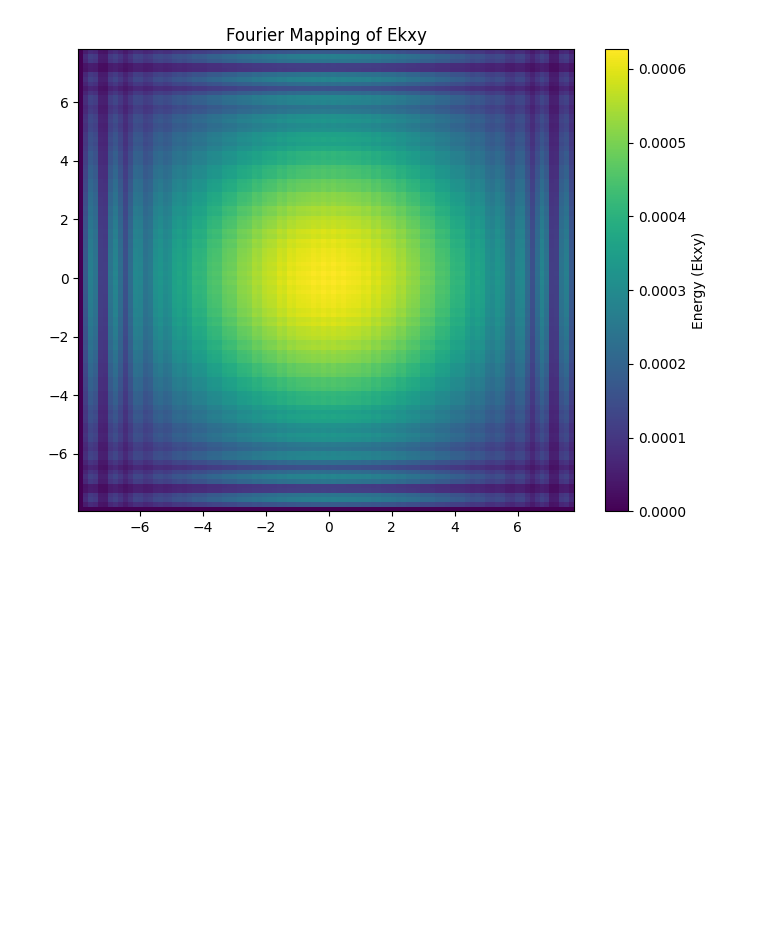
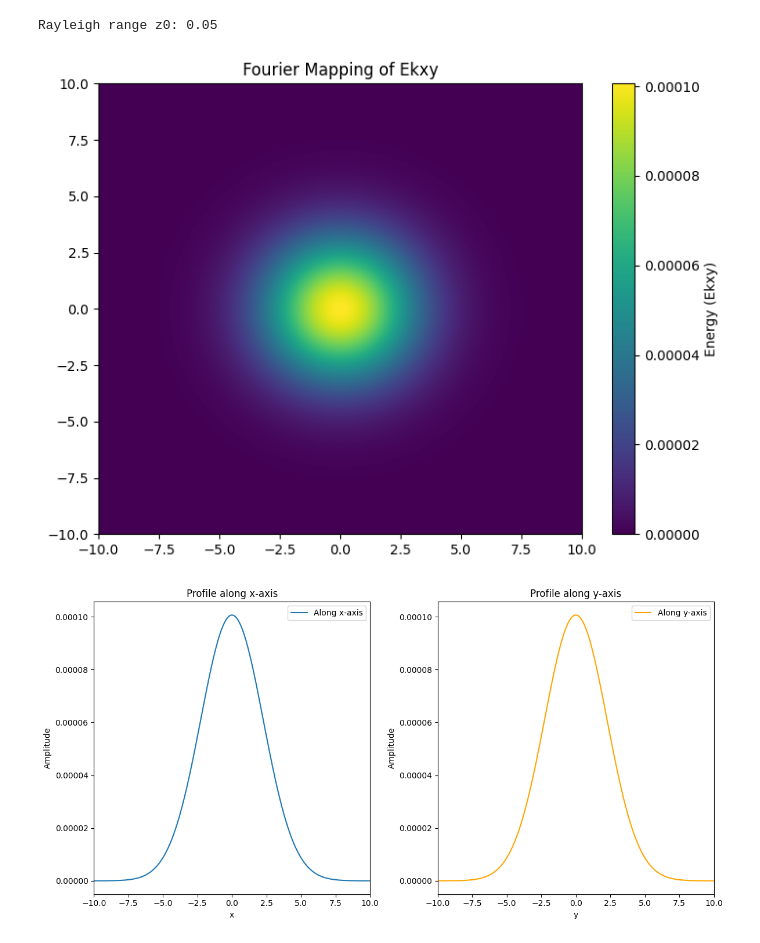
Before and after one commit to CrazyAncestor/PhD-Research, a Jupyter notebook: CH3_Laser.ipynb, the cells around one changed output. Cells and saved outputs as stored; diff of their text form; code cells hidden in the pictures; blank space fills up the shorter version.

```diff
--- a/CH3_Laser.ipynb
+++ b/CH3_Laser.ipynb
@@ -2,18 +2,9 @@
 import numpy as np
 import matplotlib.pyplot as plt
 
-N = 100 # Spatial Resolution
-kx = np.linspace(-np.pi, np.pi, N)
-ky = np.linspace(-np.pi, np.pi, N)
 
-# Example parameters for the beam waist and energy function
-w0 = 1  # Example beam waist
-Ekxy = w0**2 /4/np.pi * np.exp(-w0**2/4. * (kx[:, None]**2 + ky[None, :]**2))  # Example energy function
-k = 0.1  # Example wave number
-z = 2  # Example propagation distance
-z0 =  k*w0**2/2 # Rayleigh range
 
-def Fourier_Mapping(Ekxy, kx, ky, k, z):
+def Fourier_Mapping(Ekxy, kx, ky, k, z, xlim=None, ylim=None):
     # Create 2D grids
     KX, KY = np.meshgrid(kx, ky)
 
@@ -29,9 +20,59 @@ def Fourier_Mapping(Ekxy, kx, ky, k, z):
     # Now KX and KY are 2D arrays representing the grid
     plt.figure(figsize=(8, 6))
     plt.pcolormesh(X, Y, np.abs(Exyz), shading='auto', cmap='viridis')
+    plt.xlim(xlim if xlim is not None else (x.min(), x.max()))
+    plt.ylim(ylim if ylim is not None else (y.min(), y.max()))
     plt.colorbar(label='Energy (Ekxy)')
     plt.title('Fourier Mapping of Ekxy')
+    return X, Y, Exyz
 
-Fourier_Mapping(Ekxy, kx, ky, k, z)
+def plot_along_x_or_y_axis(X, Y, Exy, xlim=None, ylim=None):
+    mid_idx = Exy.shape[0] // 2
+    # Plot along x-axis
+    plt.figure(figsize=(12, 6))
+
+    plt.subplot(1, 2, 1)
+    plt.plot(X[0, :], np.abs(Exy[mid_idx, :]), label='Along x-axis')
+    if xlim is not None:
+        plt.xlim(xlim)
+    plt.title('Profile along x-axis')
+    plt.xlabel('x')
+    plt.ylabel('Amplitude')
+    plt.legend()
+
+    # Plot along y-axis
+    plt.subplot(1, 2, 2)
+    plt.plot(Y[:, 0], np.abs(Exy[:, mid_idx]), label='Along y-axis', color='orange')
+    if ylim is not None:
+        plt.xlim(ylim)
+    plt.title('Profile along y-axis')
+    plt.xlabel('y')
+    plt.ylabel('Amplitude')
+    plt.legend()
+
+    plt.tight_layout()
+    plt.show()
-# %% [output]
-[figure, removed]
+# %%
+N = 1000 # Spatial Resolution
+klim = 5 * np.pi  # Limit for kx and ky
+kx = np.linspace(-klim, klim, N)
+ky = np.linspace(-klim, klim, N)
+xrange = 10
+yrange = 10
+
+# Example parameters for the beam waist and energy function
+w0 = 1  # Example beam waist
+Ekxy = w0**2 /np.pi * np.exp(-w0**2 * (kx[:, None]**2 + ky[None, :]**2))  # Example energy function
+k = 0.1  # Example wave number
+z = 2  # Example propagation distance
+z0 =  k*w0**2/2 # Rayleigh range
+print(f"Rayleigh range z0: {z0}")
+X, Y, Exyz = Fourier_Mapping(Ekxy, kx, ky, k, z, xlim=(-xrange, xrange), ylim=(-yrange, yrange))
+
+# Plot the results
+
+plot_along_x_or_y_axis(X, Y, Exyz, xlim=(-xrange, xrange), ylim=(-yrange, yrange))
+# %% [output]
+Rayleigh range z0: 0.05
+[figure, added]
+[figure, added]
```
Also changed, not shown: parts of 1 cell of this notebook.
